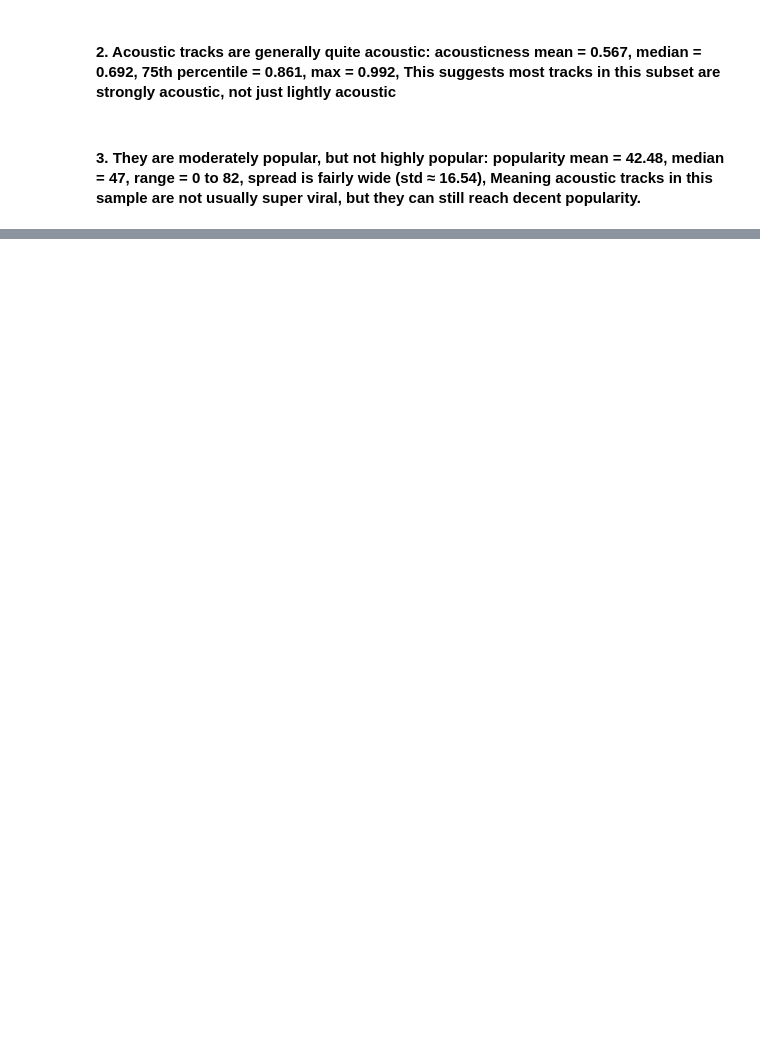
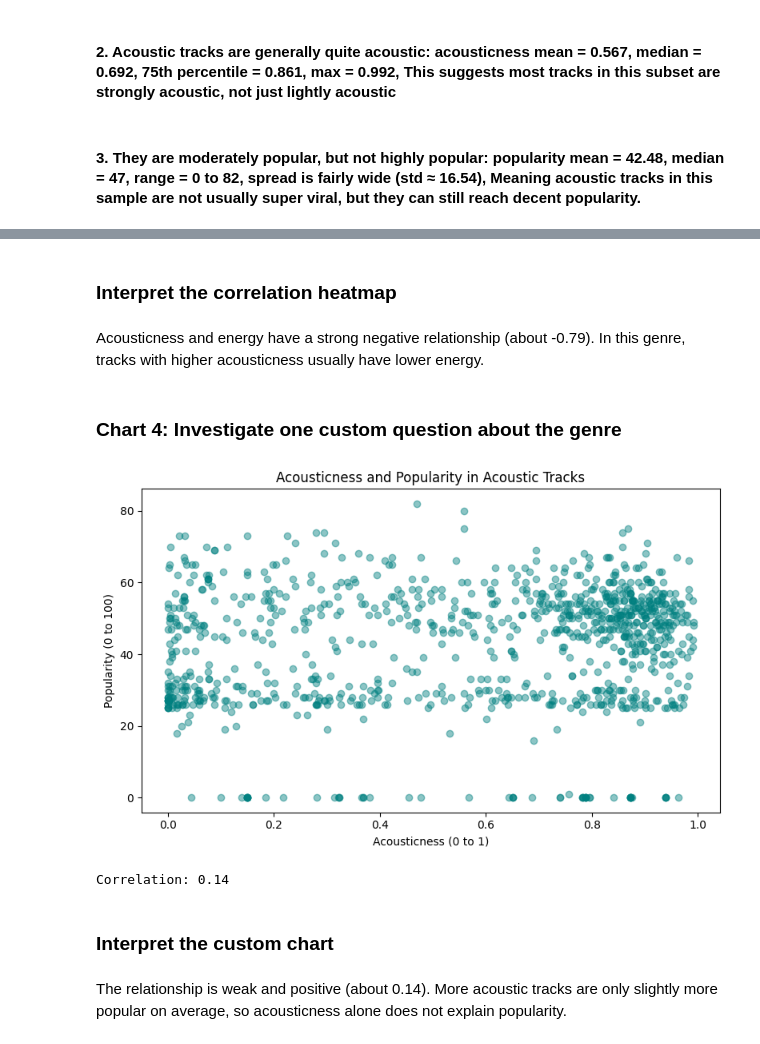
Before and after one commit to Mart07-hub/music-popularity-capstone-Group-6, a Jupyter notebook: music_popularity_build_phase.ipynb, the cells around one changed output, grey strips where cells are left out. Cells and saved outputs as stored; diff of their text form; code cells hidden in the pictures; blank space fills up the shorter version.

```diff
--- a/music_popularity_build_phase.ipynb
+++ b/music_popularity_build_phase.ipynb
@@ -208,0 +407,25 @@ df_acoustic.describe()
+# %% [markdown]
+### Interpret the correlation heatmap
+# %% [markdown]
+Acousticness and energy have a strong negative relationship (about -0.79). In this genre, tracks with higher acousticness usually have lower energy.
+# %% [markdown]
+### Chart 4: Investigate one custom question about the genre
+# %%
+# Ask whether more acoustic tracks also tend to be more popular.
+acousticness_popularity_corr = df_acoustic['acousticness'].corr(df_acoustic['popularity'])
+
+plt.figure(figsize=(8, 5))
+plt.scatter(df_acoustic['acousticness'], df_acoustic['popularity'], alpha=0.45, color='teal')
+plt.title(f'Acousticness and Popularity in {GENRE.title()} Tracks')
+plt.xlabel('Acousticness (0 to 1)')
+plt.ylabel('Popularity (0 to 100)')
+plt.tight_layout()
+plt.show()
+print(f'Correlation: {acousticness_popularity_corr:.2f}')
+# %% [output]
+[figure, added]
+Correlation: 0.14
+# %% [markdown]
+### Interpret the custom chart
+# %% [markdown]
+The relationship is weak and positive (about 0.14). More acoustic tracks are only slightly more popular on average, so acousticness alone does not explain popularity.
```
Also changed, not shown: parts of 74 cells of this notebook, 2 other files.
